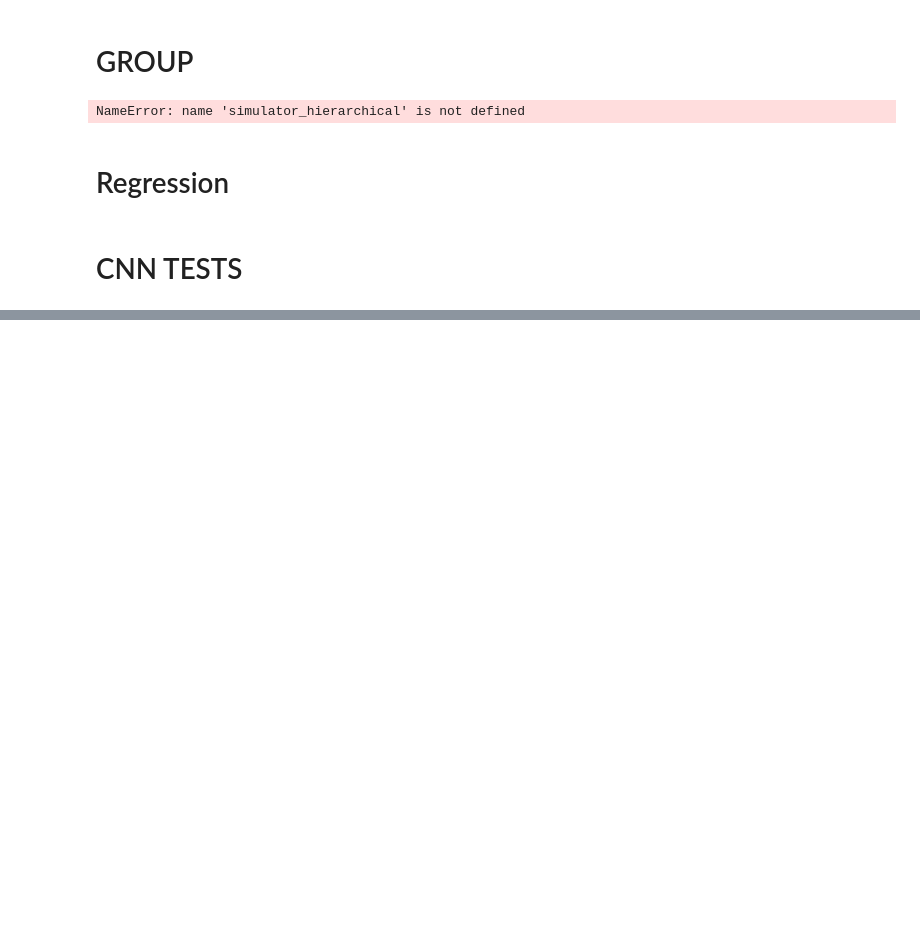
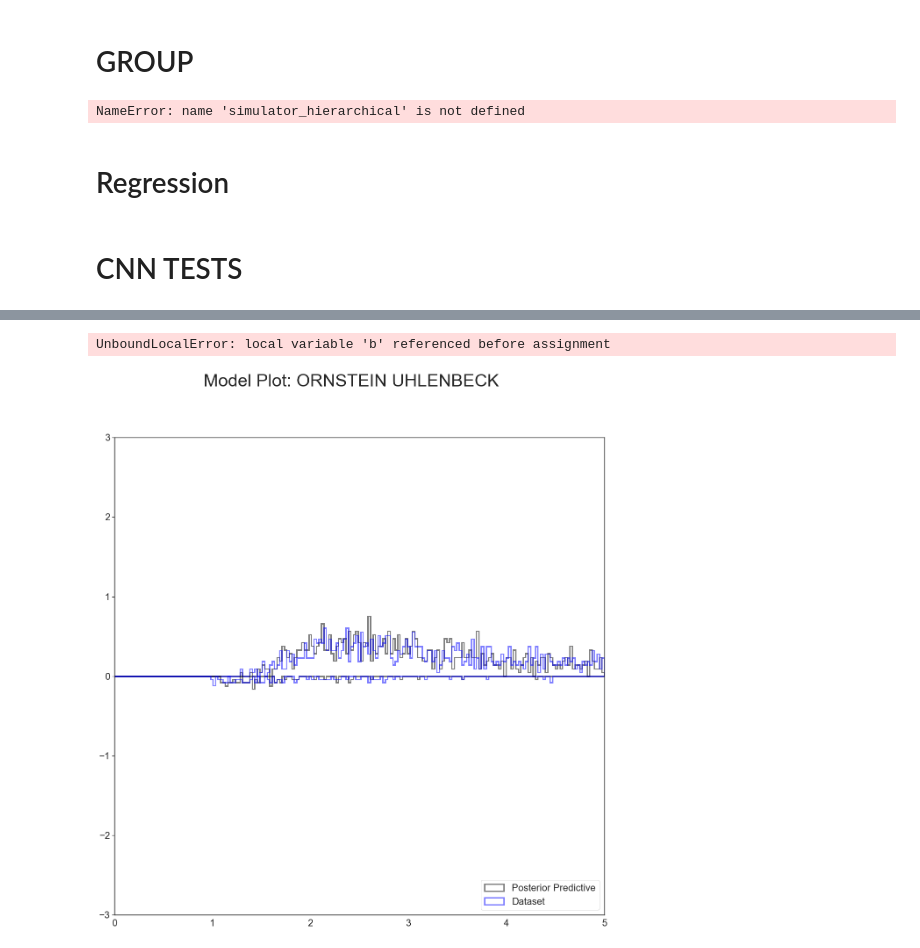
Before and after one commit to AlexanderFengler/hddmnn_tutorial, a Jupyter notebook: Tests.ipynb, the cells around one changed output, grey strips where cells are left out. Saved outputs shown, nothing was run; the diff lists cells and outputs as text; code cells hidden in the pictures; blank space fills up the shorter version.

```diff
--- a/Tests.ipynb
+++ b/Tests.ipynb
@@ -354,0 +380,21 @@ hddm_model.sample(500,
+# %%
+# Posterior Predictive: Do we generate meaningful data from the Posterior Model?
+model_plot(ground_truths_parameters = params.values[0],
+           ground_truths_data = np.concatenate([simulations_plot[0], simulations_plot[1]], axis = 1),
+           posterior_samples = hddm_model.get_traces(),
+           model_gt = model,
+           model_fitted = model,
+           n_post_params = 100,
+           cols = 1,
+           n_plots = 1,
+           max_t = 5,
+           show_model = True,
+           input_hddm_trace = True,
+           datatype = 'single_subject',
+           ylimit = 3,
+           posterior_linewidth = 3,
+           gt_linewidth = 3,
+           hist_linewidth = 3,)
+# %% [output]
+UnboundLocalError: local variable 'b' referenced before assignment
+[figure, added]
```
Also changed, not shown: parts of 26 cells of this notebook, 6 other files.
